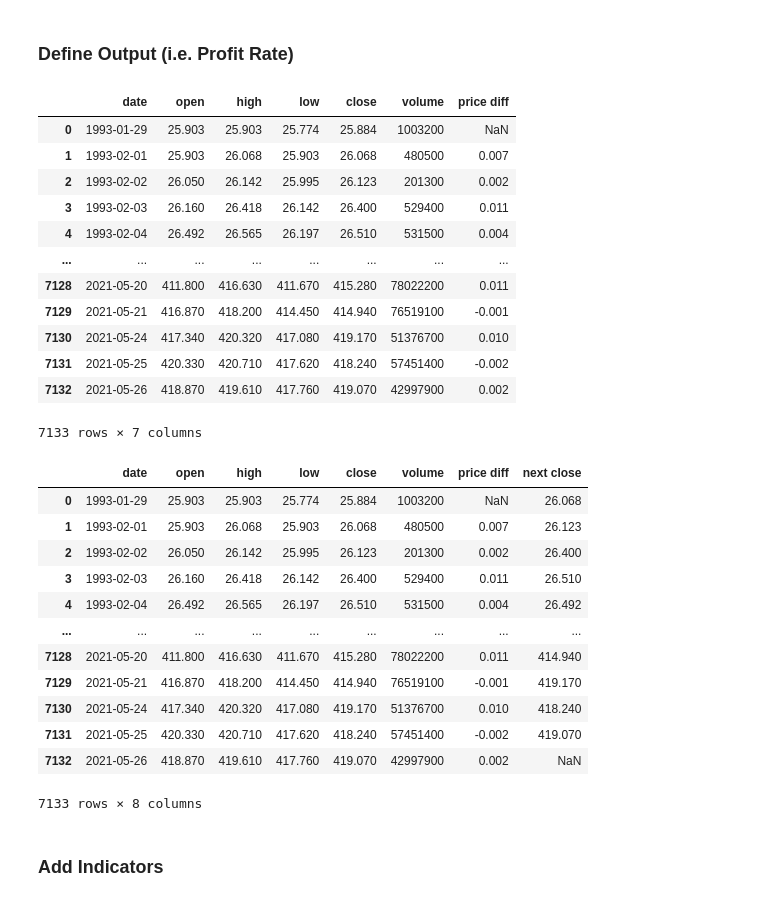
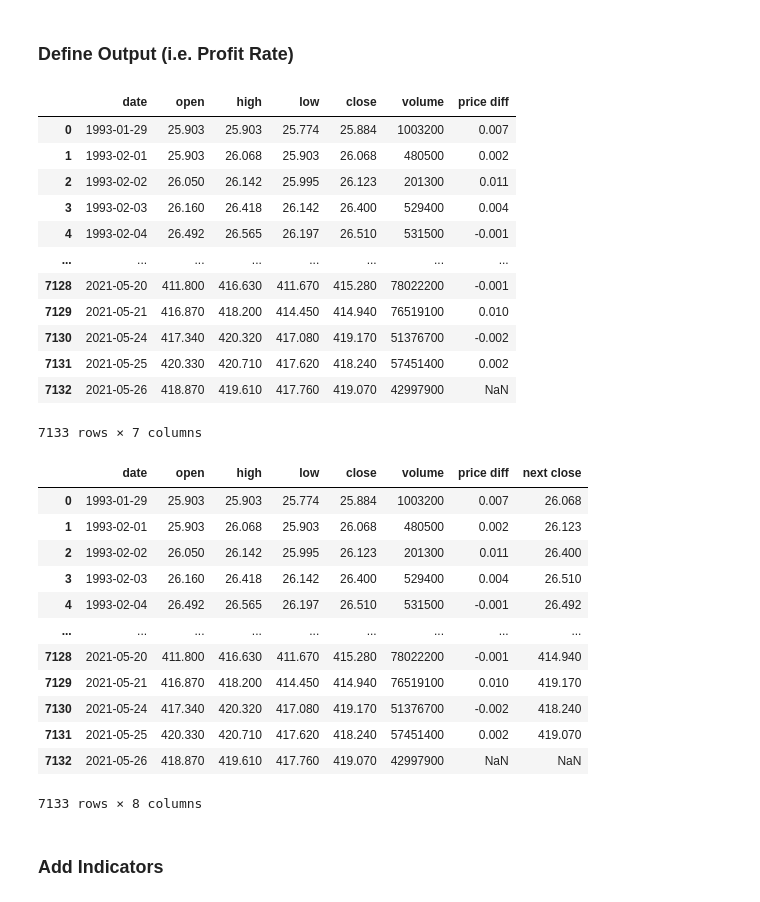
Before and after one commit to soheil-mpg/Automatic-Trading-with-RL, a Jupyter notebook: quantitative trading.ipynb, the cells around one changed output. Cells and saved outputs as stored; diff of their text form; code cells hidden in the pictures.

```diff
--- a/quantitative trading.ipynb
+++ b/quantitative trading.ipynb
@@ -49,7 +49,7 @@ from sklearn.model_selection import train_test_split
 ##### Customize the Pandas
 # %%
 # Show max rows
-pd.set_option('display.max_rows', None)
+pd.set_option('display.max_rows', 200)
 # %%
 # Show max columns
 pd.set_option('display.max_columns', None)
@@ -254,38 +254,38 @@ df
 ### Define Output (i.e. Profit Rate)
 # %%
 # Add price change
-df["price diff"] = df['close'].pct_change()
+df["price diff"] = df['close'].pct_change().shift(-1)
 df
 # %% [output]
 |  | date | open | high | low | close | volume | price diff |
-| 0 | 1993-01-29 | 25.903 | 25.903 | 25.774 | 25.884 | 1003200 | NaN |
-| 1 | 1993-02-01 | 25.903 | 26.068 | 25.903 | 26.068 | 480500 | 0.007 |
-| 2 | 1993-02-02 | 26.050 | 26.142 | 25.995 | 26.123 | 201300 | 0.002 |
-| 3 | 1993-02-03 | 26.160 | 26.418 | 26.142 | 26.400 | 529400 | 0.011 |
-| 4 | 1993-02-04 | 26.492 | 26.565 | 26.197 | 26.510 | 531500 | 0.004 |
+| 0 | 1993-01-29 | 25.903 | 25.903 | 25.774 | 25.884 | 1003200 | 0.007 |
+| 1 | 1993-02-01 | 25.903 | 26.068 | 25.903 | 26.068 | 480500 | 0.002 |
+| 2 | 1993-02-02 | 26.050 | 26.142 | 25.995 | 26.123 | 201300 | 0.011 |
+| 3 | 1993-02-03 | 26.160 | 26.418 | 26.142 | 26.400 | 529400 | 0.004 |
+| 4 | 1993-02-04 | 26.492 | 26.565 | 26.197 | 26.510 | 531500 | -0.001 |
 | ... | ... | ... | ... | ... | ... | ... | ... |
-| 7128 | 2021-05-20 | 411.800 | 416.630 | 411.670 | 415.280 | 78022200 | 0.011 |
-| 7129 | 2021-05-21 | 416.870 | 418.200 | 414.450 | 414.940 | 76519100 | -0.001 |
-| 7130 | 2021-05-24 | 417.340 | 420.320 | 417.080 | 419.170 | 51376700 | 0.010 |
-| 7131 | 2021-05-25 | 420.330 | 420.710 | 417.620 | 418.240 | 57451400 | -0.002 |
-| 7132 | 2021-05-26 | 418.870 | 419.610 | 417.760 | 419.070 | 42997900 | 0.002 |
+| 7128 | 2021-05-20 | 411.800 | 416.630 | 411.670 | 415.280 | 78022200 | -0.001 |
+| 7129 | 2021-05-21 | 416.870 | 418.200 | 414.450 | 414.940 | 76519100 | 0.010 |
+| 7130 | 2021-05-24 | 417.340 | 420.320 | 417.080 | 419.170 | 51376700 | -0.002 |
+| 7131 | 2021-05-25 | 420.330 | 420.710 | 417.620 | 418.240 | 57451400 | 0.002 |
+| 7132 | 2021-05-26 | 418.870 | 419.610 | 417.760 | 419.070 | 42997900 | NaN |
 7133 rows × 7 columns
 # %%
 df["next close"] = df["close"].shift(-1)
 df
 # %% [output]
 |  | date | open | high | low | close | volume | price diff | next close |
-| 0 | 1993-01-29 | 25.903 | 25.903 | 25.774 | 25.884 | 1003200 | NaN | 26.068 |
-| 1 | 1993-02-01 | 25.903 | 26.068 | 25.903 | 26.068 | 480500 | 0.007 | 26.123 |
-| 2 | 1993-02-02 | 26.050 | 26.142 | 25.995 | 26.123 | 201300 | 0.002 | 26.400 |
-| 3 | 1993-02-03 | 26.160 | 26.418 | 26.142 | 26.400 | 529400 | 0.011 | 26.510 |
-| 4 | 1993-02-04 | 26.492 | 26.565 | 26.197 | 26.510 | 531500 | 0.004 | 26.492 |
+| 0 | 1993-01-29 | 25.903 | 25.903 | 25.774 | 25.884 | 1003200 | 0.007 | 26.068 |
+| 1 | 1993-02-01 | 25.903 | 26.068 | 25.903 | 26.068 | 480500 | 0.002 | 26.123 |
+| 2 | 1993-02-02 | 26.050 | 26.142 | 25.995 | 26.123 | 201300 | 0.011 | 26.400 |
+| 3 | 1993-02-03 | 26.160 | 26.418 | 26.142 | 26.400 | 529400 | 0.004 | 26.510 |
+| 4 | 1993-02-04 | 26.492 | 26.565 | 26.197 | 26.510 | 531500 | -0.001 | 26.492 |
 | ... | ... | ... | ... | ... | ... | ... | ... | ... |
-| 7128 | 2021-05-20 | 411.800 | 416.630 | 411.670 | 415.280 | 78022200 | 0.011 | 414.940 |
-| 7129 | 2021-05-21 | 416.870 | 418.200 | 414.450 | 414.940 | 76519100 | -0.001 | 419.170 |
-| 7130 | 2021-05-24 | 417.340 | 420.320 | 417.080 | 419.170 | 51376700 | 0.010 | 418.240 |
-| 7131 | 2021-05-25 | 420.330 | 420.710 | 417.620 | 418.240 | 57451400 | -0.002 | 419.070 |
-| 7132 | 2021-05-26 | 418.870 | 419.610 | 417.760 | 419.070 | 42997900 | 0.002 | NaN |
+| 7128 | 2021-05-20 | 411.800 | 416.630 | 411.670 | 415.280 | 78022200 | -0.001 | 414.940 |
+| 7129 | 2021-05-21 | 416.870 | 418.200 | 414.450 | 414.940 | 76519100 | 0.010 | 419.170 |
+| 7130 | 2021-05-24 | 417.340 | 420.320 | 417.080 | 419.170 | 51376700 | -0.002 | 418.240 |
+| 7131 | 2021-05-25 | 420.330 | 420.710 | 417.620 | 418.240 | 57451400 | 0.002 | 419.070 |
+| 7132 | 2021-05-26 | 418.870 | 419.610 | 417.760 | 419.070 | 42997900 | NaN | NaN |
 7133 rows × 8 columns
 # %% [markdown]
 ### Add Indicators
```
Also changed, not shown: parts of 20 cells of this notebook, 1 other file.
